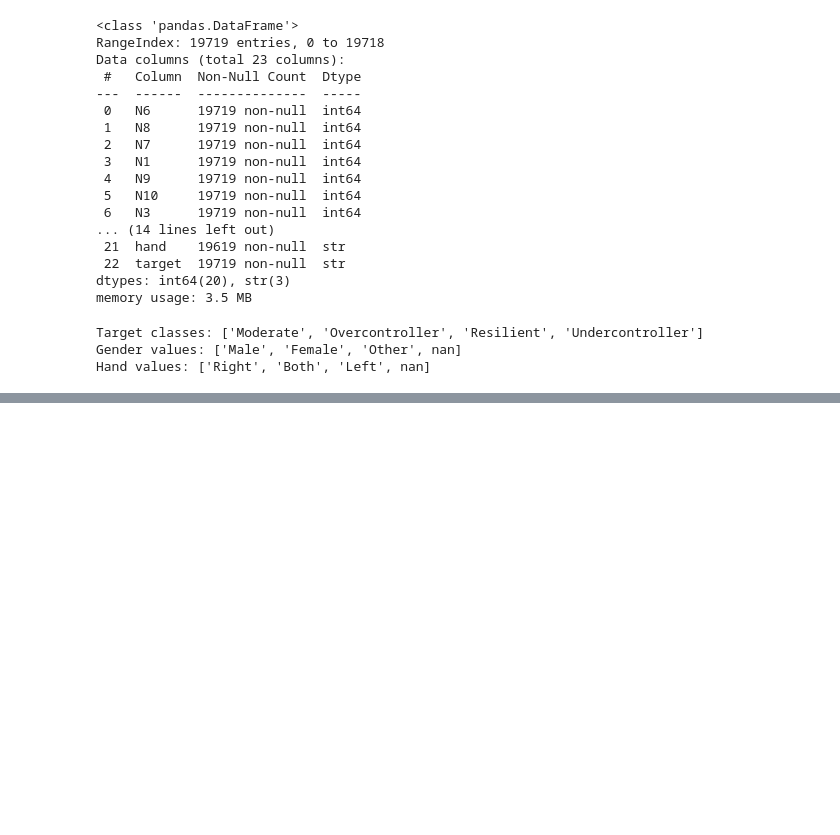
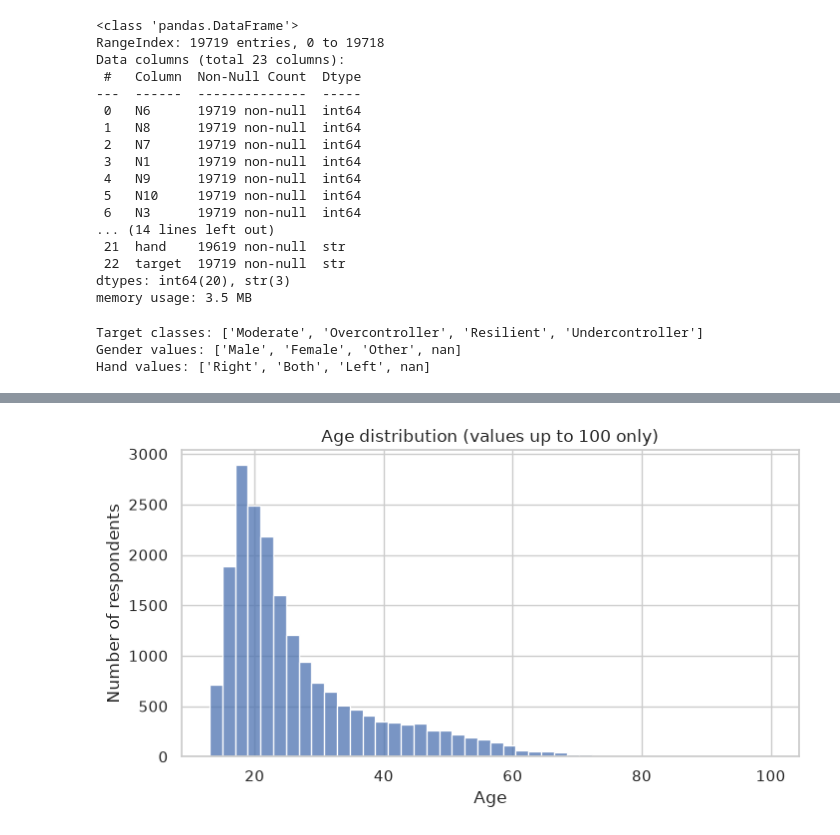
Before and after one commit to marc-matull/personality-predictor, a Jupyter notebook: notebooks/01_eda.ipynb, the cells around one changed output, grey strips where cells are left out. Cells and saved outputs as stored; diff of their text form; code cells hidden in the pictures; blank space fills up the shorter version.

```diff
--- a/notebooks/01_eda.ipynb
+++ b/notebooks/01_eda.ipynb
@@ -94,0 +100,5 @@ Hand values: ['Right', 'Both', 'Left', nan]
+# %%
+import matplotlib.pyplot as plt
+import seaborn as sns
+
+sns.set_theme(style="whitegrid")
@@ -94,0 +181,9 @@ Hand values: ['Right', 'Both', 'Left', nan]
+# %%
+fig, ax = plt.subplots(figsize=(8, 4))
+sns.histplot(raw_df[raw_df["age"] <= 100]["age"], binwidth=2, ax=ax)
+ax.set_title("Age distribution (values up to 100 only)")
+ax.set_xlabel("Age")
+ax.set_ylabel("Number of respondents")
+plt.show()
+# %% [output]
+[figure, added]
```
Also changed, not shown: parts of 11 cells of this notebook.
